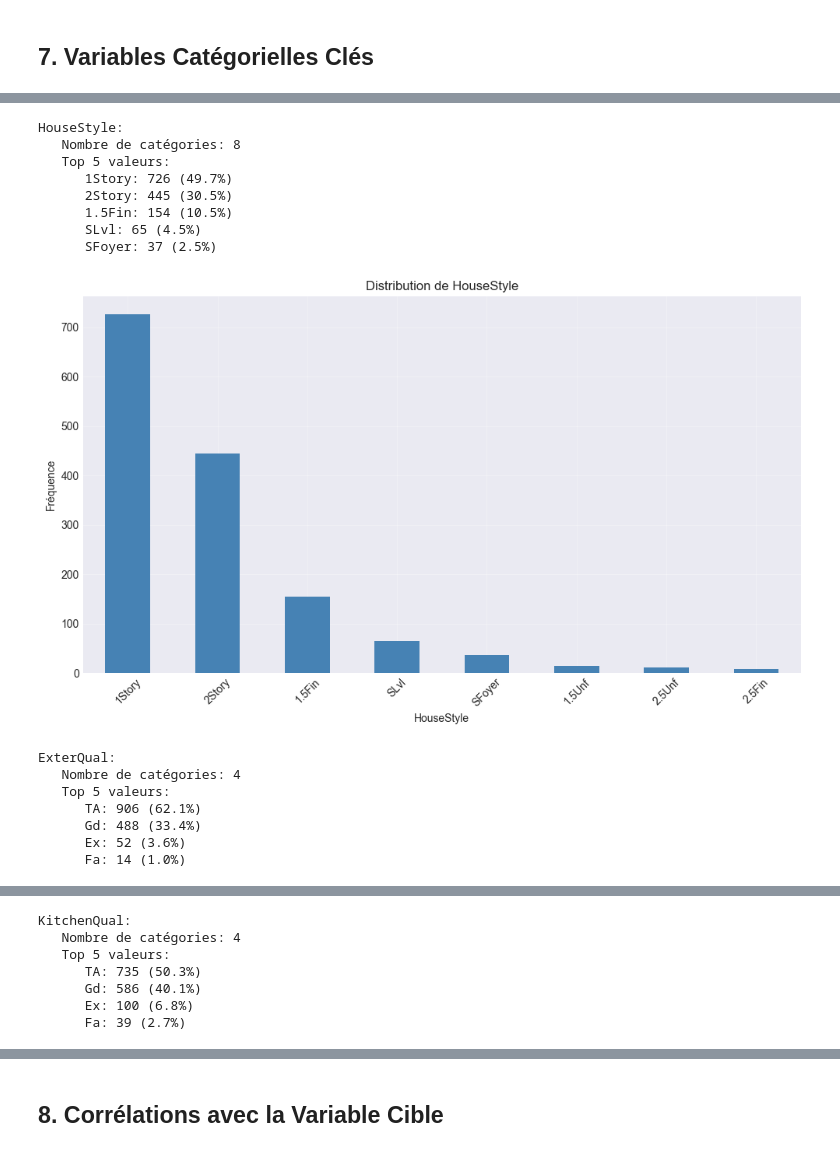
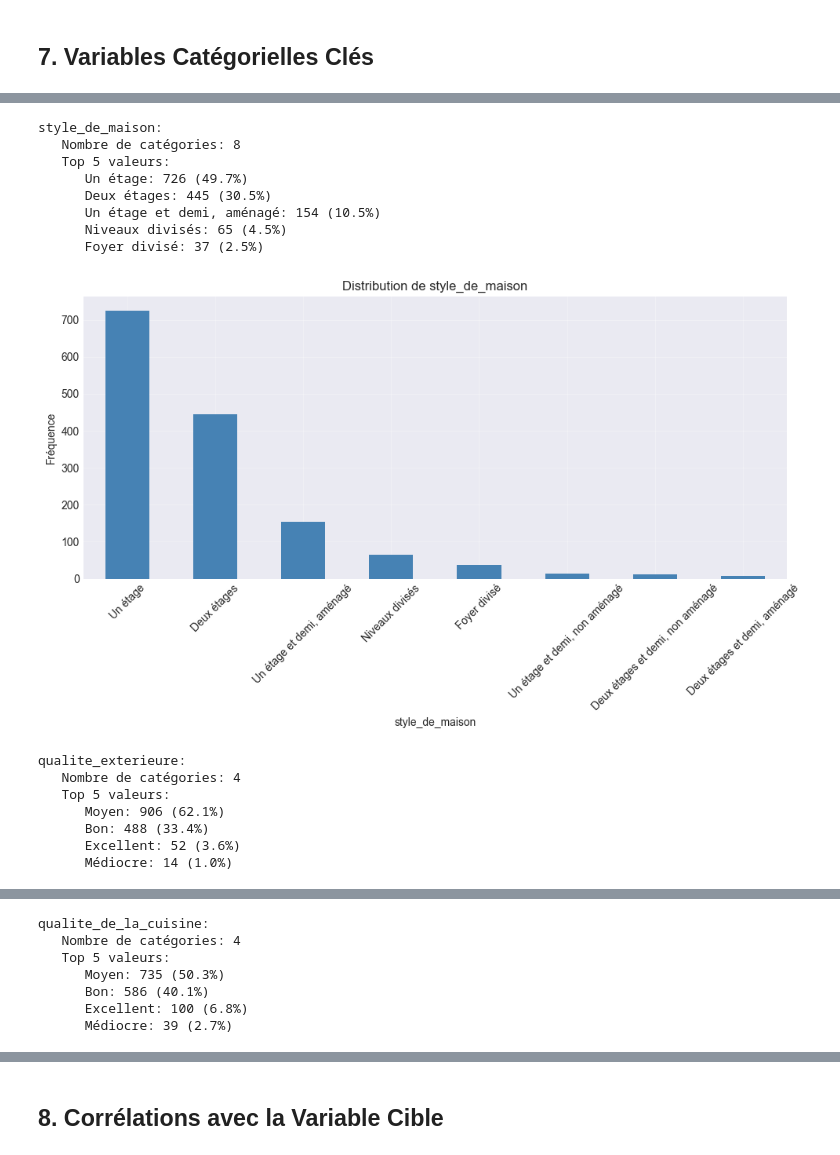
Before and after one commit to DJERAKEI221/Projet-Machine-Learning-House-prices-prediction, a Jupyter notebook: notebooks/exploration_base_donnees.ipynb, the cells around one changed output, grey strips where cells are left out. Cells and saved outputs as stored; diff of their text form; code cells hidden in the pictures.

```diff
--- a/notebooks/exploration_base_donnees.ipynb
+++ b/notebooks/exploration_base_donnees.ipynb
@@ -43,3 +43,17 @@ pd.set_option('display.max_rows', 100)
 print("Bibliothèques importées avec succès")
 # %% [output]
 Bibliothèques importées avec succès
+# %%
+# Chargement des données brutes
+import pandas as pd
+
+# Chargement des données brutes depuis data/raw
+print("=" * 60)
+print("CHARGEMENT DES DONNÉES BRUTES")
+print("=" * 60)
+train_df = pd.read_csv('../data/raw/train.csv', keep_default_na=False, na_filter=False)
+test_df = pd.read_csv('../data/raw/test.csv', keep_default_na=False, na_filter=False)
+
+print(f"\nDonnées brutes chargées:")
+print(f"   - Train: {train_df.shape[0]} lignes, {train_df.shape[1]} colonnes")
+print(f"   - Test: {test_df.shape[0]} lignes, {test_df.shape[1]} colonnes")
@@ -205,0 +760,19 @@ Donnees de test:
+# %%
+# Application du mapping et de la traduction des variables
+# Cette étape est effectuée APRÈS l'aperçu des données brutes
+
+print("=" * 60)
+print("APPLICATION DU MAPPING ET DE LA TRADUCTION")
+print("=" * 60)
+
+train_df = traduire_variables(train_df)
+test_df = traduire_variables(test_df)
+
+print("\n" + "=" * 60)
+print("DONNÉES APRÈS MAPPING ET TRADUCTION")
+print("=" * 60)
+print(f"\nDonnées transformées:")
+print(f"   - Train: {train_df.shape[0]} lignes, {train_df.shape[1]} colonnes")
+print(f"   - Test: {test_df.shape[0]} lignes, {test_df.shape[1]} colonnes")
+print(f"\nExemples de noms de colonnes normalisés:")
+print(f"   - {list(train_df.columns[:5])}")
@@ -558,9 +1151,9 @@ print("=" * 60)
 print("VARIABLES NUMÉRIQUES CLÉS")
 print("=" * 60)
 
-key_numeric_vars = ['GrLivArea', 'TotalBsmtSF', 'LotArea', 'OverallQual',
-                     'OverallCond', 'YearBuilt', 'GarageArea', '1stFlrSF',
-                     'FullBath', 'TotRmsAbvGrd', 'YearRemodAdd', 'GarageCars']
+key_numeric_vars = ['surface_habitable_totale', 'total_surface_sous_sol', 'superficie_du_lot_pieds', 'qualite_globale',
+                     'etat_general', 'annee_de_construction', 'surface_du_garage', 'surface_du_premier_etage',
+                     'salles_de_bain_completes', 'total_des_pieces_hors_sous_sol', 'annee_de_renovation', 'capacite_du_garage_voitures']
 
 existing_key_vars = [v for v in key_numeric_vars if v in train_df.columns]
 
@@ -608,8 +1201,8 @@ print("=" * 60)
 print("VARIABLES CATÉGORIELLES CLÉS")
 print("=" * 60)
 
-key_categorical_vars = ['MSZoning', 'Neighborhood', 'BldgType', 'HouseStyle',
-                        'ExterQual', 'KitchenQual', 'SaleType', 'SaleCondition']
+key_categorical_vars = ['zonage_classification', 'quartier', 'type_de_batiment', 'style_de_maison',
+                        'qualite_exterieure', 'qualite_de_la_cuisine', 'type_de_vente', 'condition_de_la_vente']
 
 existing_cat_vars = [v for v in key_categorical_vars if v in train_df.columns]
 
@@ -669,16 +1262,16 @@ BldgType:
-HouseStyle:
+style_de_maison:
    Nombre de catégories: 8
    Top 5 valeurs:
-      1Story: 726 (49.7%)
-      2Story: 445 (30.5%)
-      1.5Fin: 154 (10.5%)
-      SLvl: 65 (4.5%)
-      SFoyer: 37 (2.5%)
+      Un étage: 726 (49.7%)
+      Deux étages: 445 (30.5%)
+      Un étage et demi, aménagé: 154 (10.5%)
+      Niveaux divisés: 65 (4.5%)
+      Foyer divisé: 37 (2.5%)
-[figure, old version]
+[figure, new version]
-ExterQual:
+qualite_exterieure:
    Nombre de catégories: 4
    Top 5 valeurs:
-      TA: 906 (62.1%)
-      Gd: 488 (33.4%)
-      Ex: 52 (3.6%)
-      Fa: 14 (1.0%)
+      Moyen: 906 (62.1%)
+      Bon: 488 (33.4%)
+      Excellent: 52 (3.6%)
+      Médiocre: 14 (1.0%)
@@ -686,7 +1279,7 @@ ExterQual:
-KitchenQual:
+qualite_de_la_cuisine:
    Nombre de catégories: 4
    Top 5 valeurs:
-      TA: 735 (50.3%)
-      Gd: 586 (40.1%)
-      Ex: 100 (6.8%)
-      Fa: 39 (2.7%)
+      Moyen: 735 (50.3%)
+      Bon: 586 (40.1%)
+      Excellent: 100 (6.8%)
+      Médiocre: 39 (2.7%)
```
Also changed, not shown: parts of 34 cells of this notebook, 53 other files.
